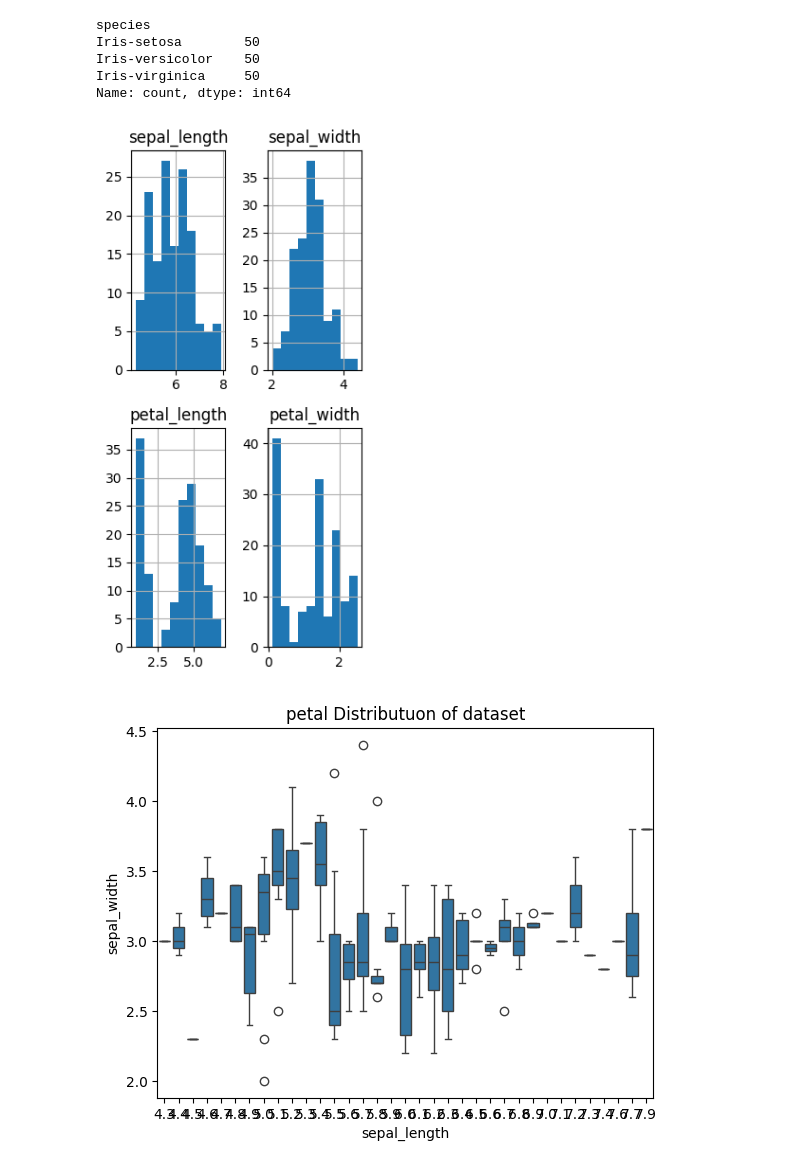
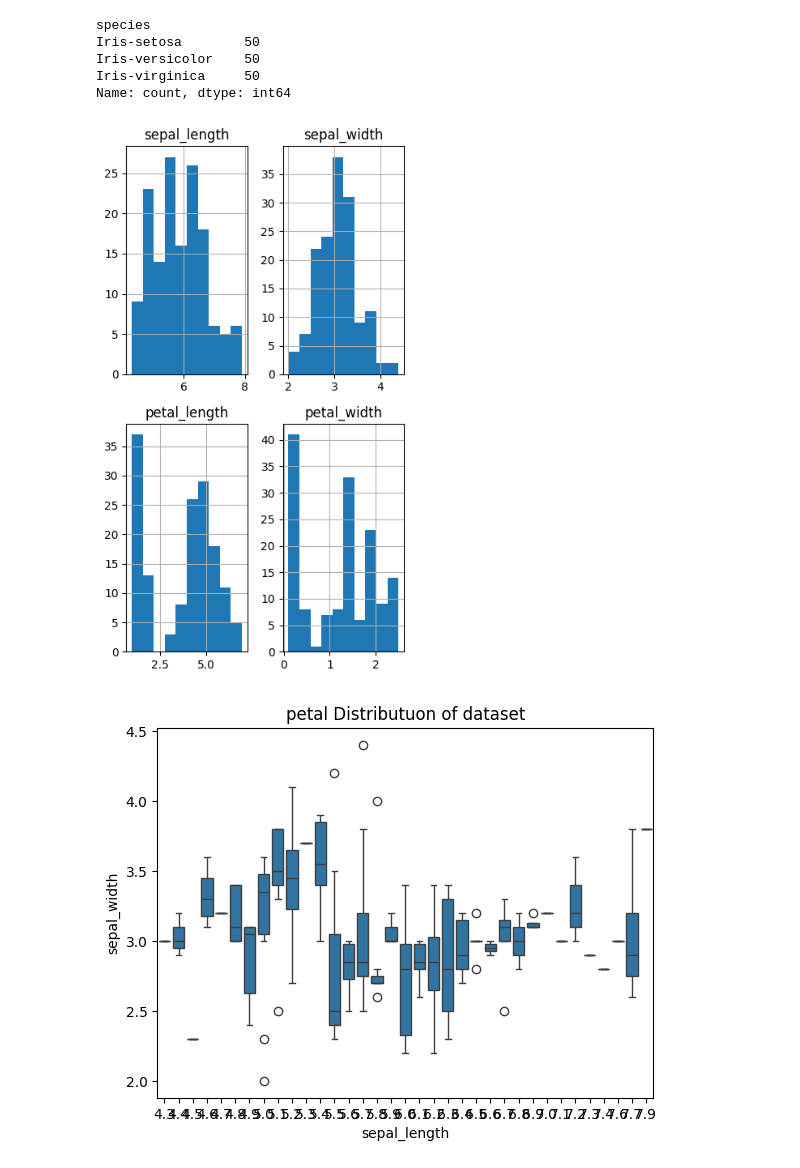
Before and after one commit to abu1man/Ds.bootcamp, a Jupyter notebook: ASSGMNT 1.ipynb, the cells around one changed output. Saved outputs shown, nothing was run; the diff lists cells and outputs as text; code cells hidden in the pictures.

```diff
--- a/ASSGMNT 1.ipynb
+++ b/ASSGMNT 1.ipynb
@@ -38,11 +38,11 @@ Iris-virginica     50
 Name: count, dtype: int64
 # %%
 #histogram
-data.hist(figsize = (3,6))
+data.hist(figsize = (4,7))
 plt.tight_layout()
 plt.show()
 # %% [output]
-[figure, old version]
+[figure, new version]
 # %%
 snb.boxplot(x="sepal_length", y="sepal_width", data= data)
 plt.title("petal Distributuon of dataset")
```
Also changed, not shown: parts of 9 cells of this notebook.
